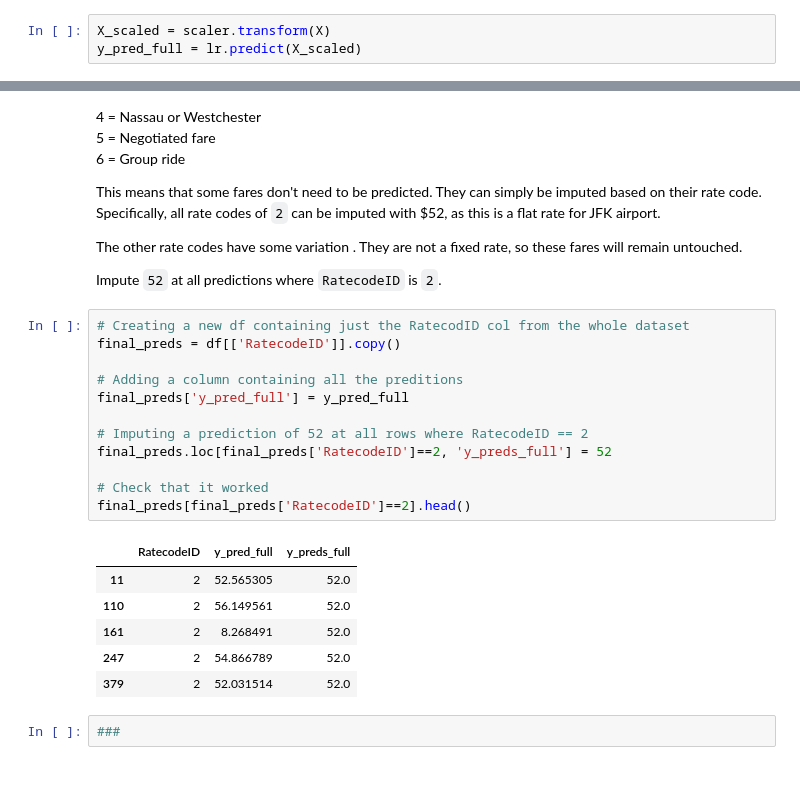
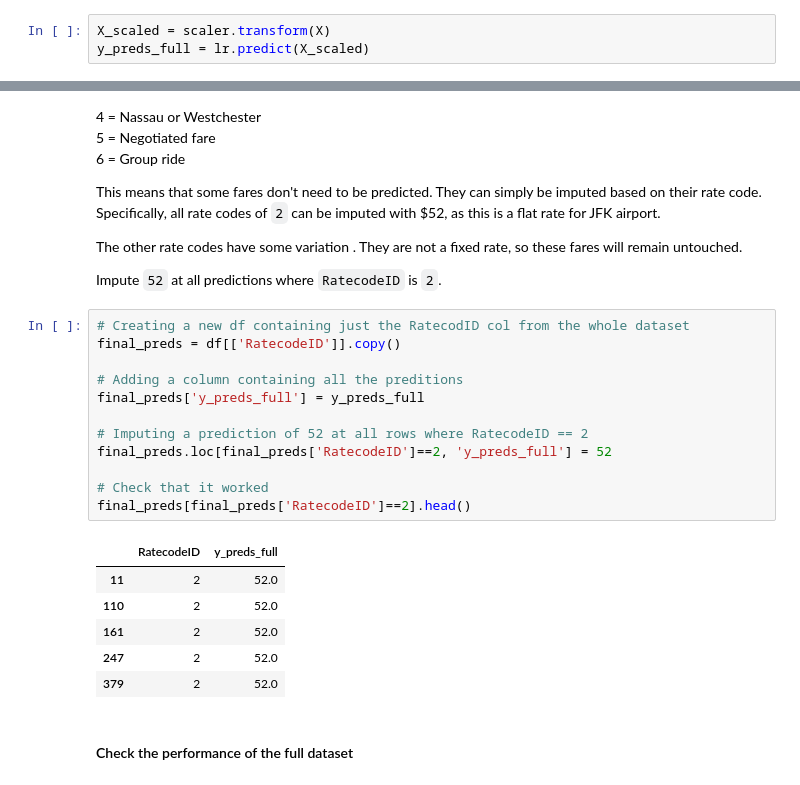
Before and after one commit to PrincelyKitilya/Automatidata-Analysis, a Jupyter notebook: automatidata_analysis.ipynb, the cells around one changed output, grey strips where cells are left out. Drawn from its saved outputs; the diff is of its cells as text.

Commit message:
evaluating performance of the full model.

```diff
--- a/automatidata_analysis.ipynb
+++ b/automatidata_analysis.ipynb
@@ -948,7 +948,7 @@ Now we can make a more intuitive interpretation: for every 3.57 miles traveled,
 ### Prediction of the full dataset
 # %%
 X_scaled = scaler.transform(X)
-y_pred_full = lr.predict(X_scaled)
+y_preds_full = lr.predict(X_scaled)
 # %% [markdown]
 #### Imputing  ratecode 2 fare
 # %% [markdown]
@@ -969,21 +969,21 @@ Impute `52` at all predictions where `RatecodeID` is `2`.
 # %%
 # Creating a new df containing just the RatecodID col from the whole dataset
 final_preds = df[['RatecodeID']].copy()
 
 # Adding a column containing all the preditions
-final_preds['y_pred_full'] = y_pred_full
+final_preds['y_preds_full'] = y_preds_full
 
 # Imputing a prediction of 52 at all rows where RatecodeID == 2
 final_preds.loc[final_preds['RatecodeID']==2, 'y_preds_full'] = 52
 
 # Check that it worked
 final_preds[final_preds['RatecodeID']==2].head()
 # %% [output]
-|  | RatecodeID | y_pred_full | y_preds_full |
-| 11 | 2 | 52.565305 | 52.0 |
-| 110 | 2 | 56.149561 | 52.0 |
-| 161 | 2 | 8.268491 | 52.0 |
-| 247 | 2 | 54.866789 | 52.0 |
-| 379 | 2 | 52.031514 | 52.0 |
+|  | RatecodeID | y_preds_full |
+| 11 | 2 | 52.0 |
+| 110 | 2 | 52.0 |
+| 161 | 2 | 52.0 |
+| 247 | 2 | 52.0 |
+| 379 | 2 | 52.0 |
-# %%
-###
+# %% [markdown]
+#### Check the performance of the full dataset
```
Also changed, not shown: parts of 1 cell of this notebook.
